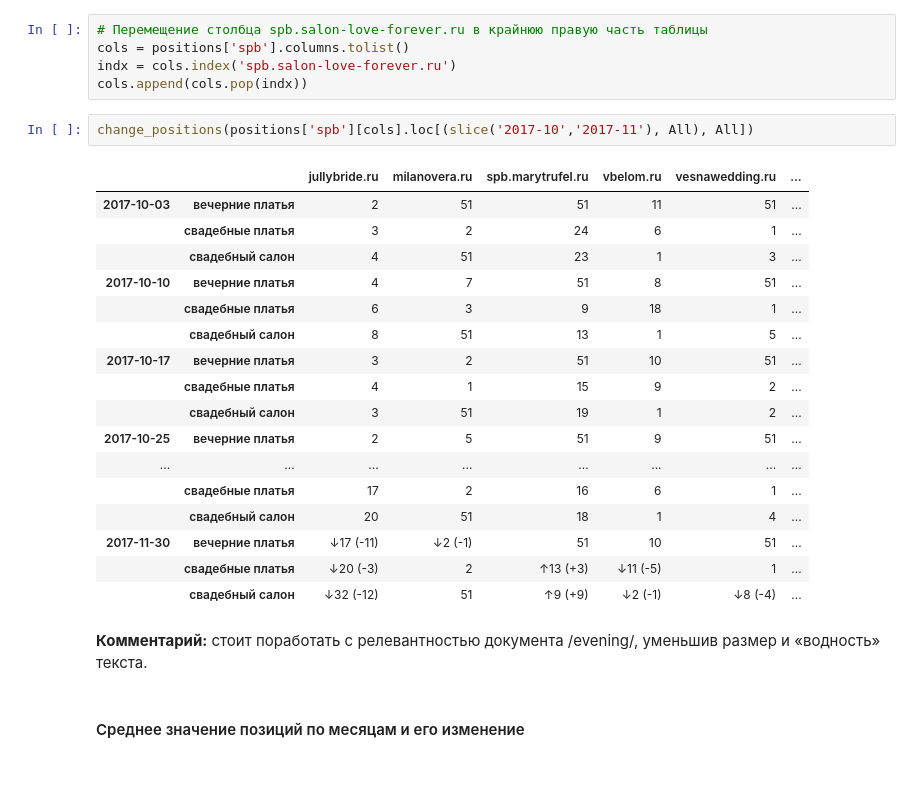
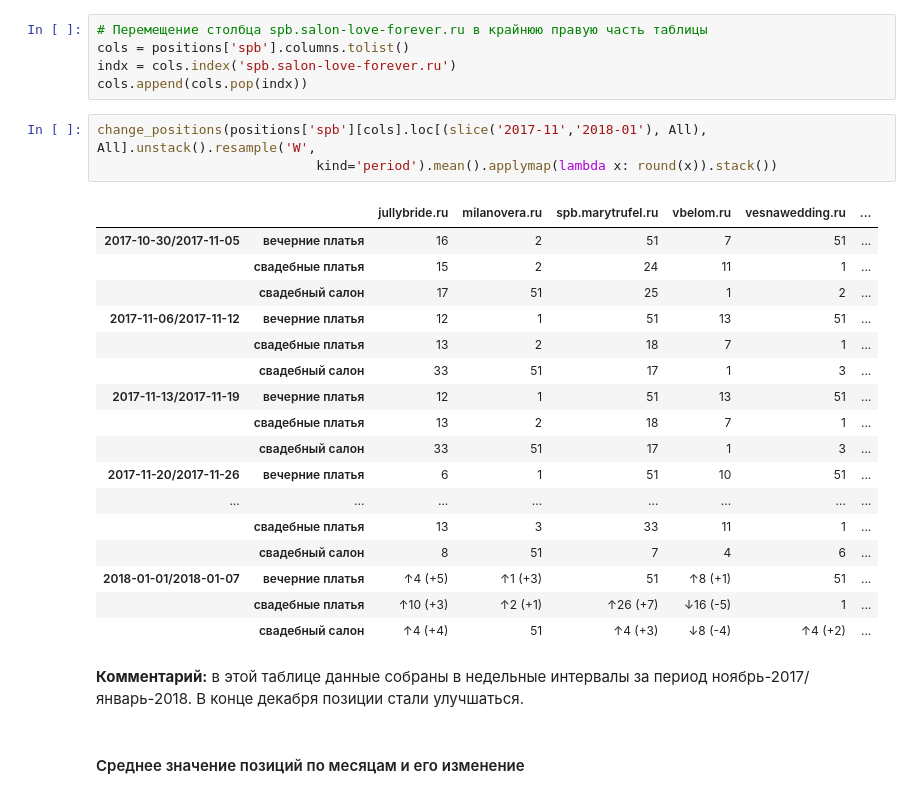
Before and after one commit to salon-love-forever/reports, a Jupyter notebook: salon-love-forever.ru.ipynb, the cells around one changed output. Saved outputs shown, nothing was run; the diff lists cells and outputs as text.

```diff
--- a/salon-love-forever.ru.ipynb
+++ b/salon-love-forever.ru.ipynb
@@ -232,27 +229,28 @@ cols = positions['spb'].columns.tolist()
 indx = cols.index('spb.salon-love-forever.ru')
 cols.append(cols.pop(indx))
 # %%
-change_positions(positions['spb'][cols].loc[(slice('2017-10','2017-11'), All), All])
+change_positions(positions['spb'][cols].loc[(slice('2017-11','2018-01'), All), All].unstack().resample('W',
+                            kind='period').mean().applymap(lambda x: round(x)).stack())
 # %% [output]
 |  |  | jullybride.ru | milanovera.ru | spb.marytrufel.ru | vbelom.ru | vesnawedding.ru | ... |
-| 2017-10-03 | вечерние платья | 2 | 51 | 51 | 11 | 51 | ... |
-|  | свадебные платья | 3 | 2 | 24 | 6 | 1 | ... |
-|  | свадебный салон | 4 | 51 | 23 | 1 | 3 | ... |
-| 2017-10-10 | вечерние платья | 4 | 7 | 51 | 8 | 51 | ... |
-|  | свадебные платья | 6 | 3 | 9 | 18 | 1 | ... |
-|  | свадебный салон | 8 | 51 | 13 | 1 | 5 | ... |
-| 2017-10-17 | вечерние платья | 3 | 2 | 51 | 10 | 51 | ... |
-|  | свадебные платья | 4 | 1 | 15 | 9 | 2 | ... |
-|  | свадебный салон | 3 | 51 | 19 | 1 | 2 | ... |
-| 2017-10-25 | вечерние платья | 2 | 5 | 51 | 9 | 51 | ... |
+| 2017-10-30/2017-11-05 | вечерние платья | 16 | 2 | 51 | 7 | 51 | ... |
+|  | свадебные платья | 15 | 2 | 24 | 11 | 1 | ... |
+|  | свадебный салон | 17 | 51 | 25 | 1 | 2 | ... |
+| 2017-11-06/2017-11-12 | вечерние платья | 12 | 1 | 51 | 13 | 51 | ... |
+|  | свадебные платья | 13 | 2 | 18 | 7 | 1 | ... |
+|  | свадебный салон | 33 | 51 | 17 | 1 | 3 | ... |
+| 2017-11-13/2017-11-19 | вечерние платья | 12 | 1 | 51 | 13 | 51 | ... |
+|  | свадебные платья | 13 | 2 | 18 | 7 | 1 | ... |
+|  | свадебный салон | 33 | 51 | 17 | 1 | 3 | ... |
+| 2017-11-20/2017-11-26 | вечерние платья | 6 | 1 | 51 | 10 | 51 | ... |
 | ... | ... | ... | ... | ... | ... | ... | ... |
-|  | свадебные платья | 17 | 2 | 16 | 6 | 1 | ... |
-|  | свадебный салон | 20 | 51 | 18 | 1 | 4 | ... |
-| 2017-11-30 | вечерние платья | ↓17 (-11) | ↓2 (-1) | 51 | 10 | 51 | ... |
-|  | свадебные платья | ↓20 (-3) | 2 | ↑13 (+3) | ↓11 (-5) | 1 | ... |
-|  | свадебный салон | ↓32 (-12) | 51 | ↑9 (+9) | ↓2 (-1) | ↓8 (-4) | ... |
+|  | свадебные платья | 13 | 3 | 33 | 11 | 1 | ... |
+|  | свадебный салон | 8 | 51 | 7 | 4 | 6 | ... |
+| 2018-01-01/2018-01-07 | вечерние платья | ↑4 (+5) | ↑1 (+3) | 51 | ↑8 (+1) | 51 | ... |
+|  | свадебные платья | ↑10 (+3) | ↑2 (+1) | ↑26 (+7) | ↓16 (-5) | 1 | ... |
+|  | свадебный салон | ↑4 (+4) | 51 | ↑4 (+3) | ↓8 (-4) | ↑4 (+2) | ... |
-# %% [markdown]
-**Комментарий:** стоит поработать с релевантностью документа /evening/, уменьшив размер и «водность» текста.
+# %% [markdown]
+**Комментарий:** в этой таблице данные собраны в недельные интервалы за период ноябрь-2017/январь-2018. В конце декабря позиции стали улучшаться.
 # %% [markdown]
 #### Среднее значение позиций по месяцам и его изменение
 # %%
```
Also changed, not shown: parts of 18 cells of this notebook.
